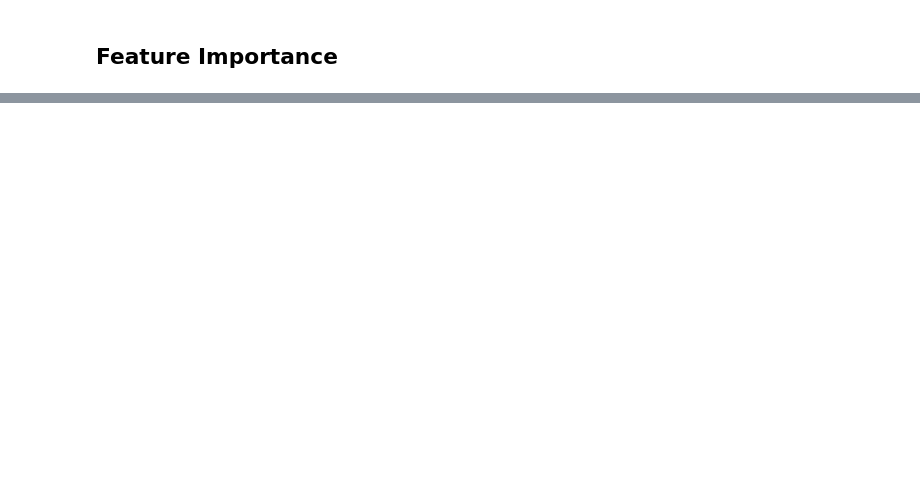
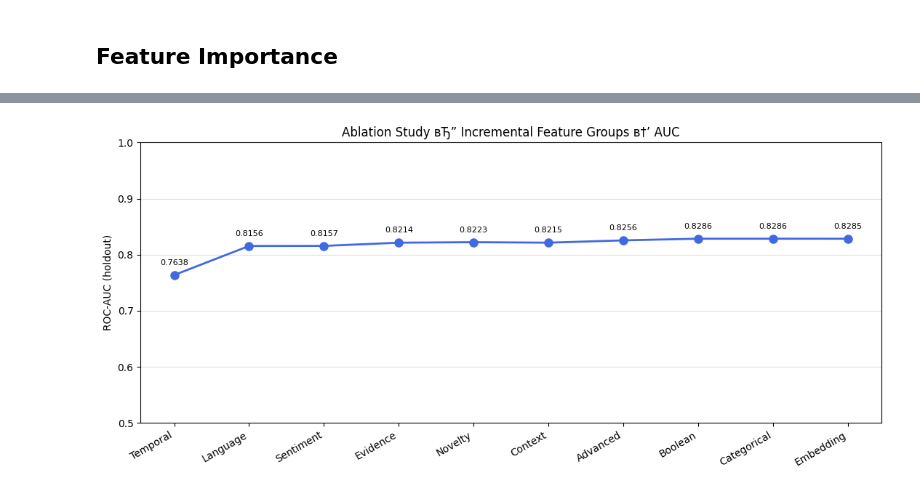
Before and after one commit to Ron-Lakeman/BigDataProject, a Jupyter notebook: src/processing/ml_model_v1.ipynb, the cells around one changed output, grey strips where cells are left out. Saved outputs shown, nothing was run; the diff lists cells and outputs as text; code cells hidden in the pictures; blank space fills up the shorter version.

```diff
--- a/src/processing/ml_model_v1.ipynb
+++ b/src/processing/ml_model_v1.ipynb
@@ -359,0 +746,75 @@ days_since_first_review      0.0164
+# %%
+from sklearn.compose import ColumnTransformer as _CT
+from sklearn.pipeline import Pipeline as _Pipe
+from sklearn.preprocessing import StandardScaler as _SS, OneHotEncoder as _OHE
+from sklearn.impute import SimpleImputer as _SI
+from xgboost import XGBClassifier as _XGB
+
+_num_set  = set(numeric_features)
+_bool_set = set(boolean_features)
+_cat_set  = set(categorical_features)
+
+def _ablation_pipeline(feat_list):
+    """Build a fresh XGBoost pipeline for a given feature subset."""
+    nf = [f for f in feat_list if f in _num_set]
+    bf = [f for f in feat_list if f in _bool_set]
+    cf = [f for f in feat_list if f in _cat_set]
+    transformers = []
+    if nf:
+        transformers.append(('num', _Pipe([
+            ('imp', _SI(strategy='median')), ('sc', _SS())]), nf))
+    if bf:
+        transformers.append(('bool', _SI(strategy='constant', fill_value=0), bf))
+    if cf:
+        transformers.append(('cat', _Pipe([
+            ('imp', _SI(strategy='constant', fill_value='unknown')),
+            ('enc', _OHE(handle_unknown='ignore', sparse_output=False))]), cf))
+    prep = _CT(transformers)
+    return _Pipe([('prep', prep), ('clf', _XGB(
+        random_state=67, eval_metric='logloss', verbosity=0,
+        n_estimators=200, max_depth=5, learning_rate=0.05,
+        subsample=0.8, colsample_bytree=0.8,
+    ))])
+
+
+_ablation_groups = [
+    ('Temporal',    temporal_features),
+    ('Language',    language_features),
+    ('Sentiment',   sentiment_features),
+    ('Evidence',    evidence_features),
+    ('Novelty',     novelty_features),
+    ('Context',     context_features),
+    ('Advanced',    advanced_features),
+    ('Boolean',     boolean_features),
+    ('Categorical', categorical_features),
+    ('Embedding',   embedding_features),
+]
+
+_cumulative, _auc_scores, _group_labels = [], [], []
+print(f"{'Group':<20} {'Feats':>5}  {'AUC':>6}")
+for _gname, _gfeats in _ablation_groups:
+    _cumulative += _gfeats
+    _pipe = _ablation_pipeline(_cumulative)
+    _pipe.fit(X_train[_cumulative], y_train)
+    _proba = _pipe.predict_proba(X_holdout[_cumulative])[:, 1]
+    _auc = roc_auc_score(y_holdout, _proba)
+    _auc_scores.append(_auc)
+    _group_labels.append(_gname)
+    print(f"{_gname:<20} {len(_cumulative):>5}  {_auc:.4f}")
+
+# Plot AUC vs cumulative feature groups
+fig, ax = plt.subplots(figsize=(11, 5))
+ax.plot(range(len(_group_labels)), _auc_scores, marker='o', linewidth=2,
+        color='royalblue', markersize=8)
+for i, (lbl, auc) in enumerate(zip(_group_labels, _auc_scores)):
+    ax.annotate(f'{auc:.4f}', (i, auc), textcoords='offset points',
+                xytext=(0, 10), ha='center', fontsize=8)
+ax.set_xticks(range(len(_group_labels)))
+ax.set_xticklabels(_group_labels, rotation=30, ha='right')
+ax.set_ylabel('ROC-AUC (holdout)')
+ax.set_title('Ablation Study вЂ” Incremental Feature Groups в†’ AUC')
+ax.set_ylim(0.5, 1.0)
+ax.grid(axis='y', alpha=0.4)
+plt.tight_layout()
+plt.show()
+# %% [output]
@@ -359,0 +832 @@ days_since_first_review      0.0164
+[figure, added]
```
Also changed, not shown: parts of 26 cells of this notebook, 24 other files.
